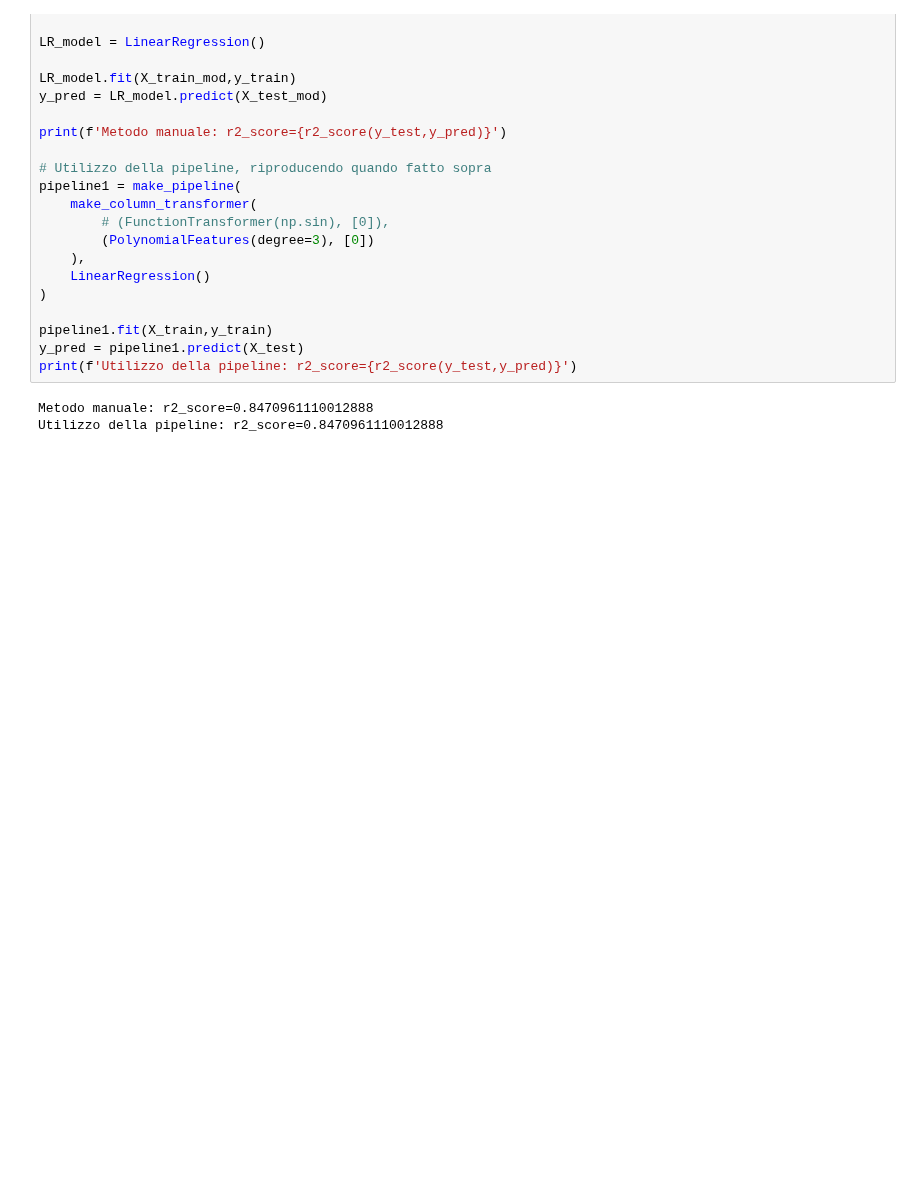
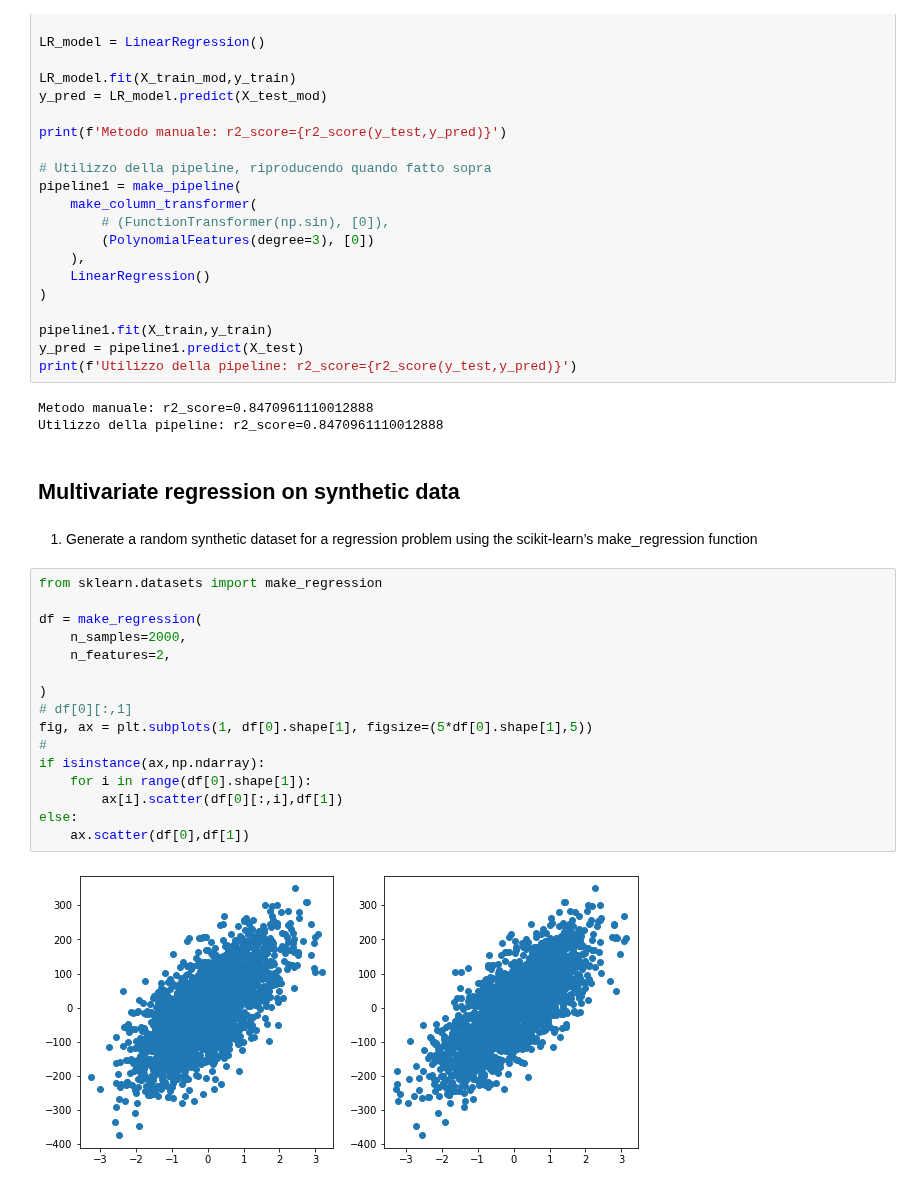
Before and after one commit to Edoch94/data-science-lab-1, a Jupyter notebook: MyRepo/Lab8/Lab8.ipynb, the cells around one changed output. Cells and saved outputs as stored; diff of their text form; blank space fills up the shorter version.

```diff
--- a/MyRepo/Lab8/Lab8.ipynb
+++ b/MyRepo/Lab8/Lab8.ipynb
@@ -223,3 +224,25 @@ print(f'Utilizzo della pipeline: r2_score={r2_score(y_test,y_pred)}')
 # %% [output]
 Metodo manuale: r2_score=0.8470961110012888
 Utilizzo della pipeline: r2_score=0.8470961110012888
+# %% [markdown]
+## Multivariate regression on synthetic data
+# %% [markdown]
+1. Generate a random synthetic dataset for a regression problem using the scikit-learn’s make_regression function
+# %%
+from sklearn.datasets import make_regression
+
+df = make_regression(
+    n_samples=2000,
+    n_features=2,
+
+)
+# df[0][:,1]
+fig, ax = plt.subplots(1, df[0].shape[1], figsize=(5*df[0].shape[1],5))
+#
+if isinstance(ax,np.ndarray):
+    for i in range(df[0].shape[1]):
+        ax[i].scatter(df[0][:,i],df[1])
+else:
+    ax.scatter(df[0],df[1])
+# %% [output]
+[figure, added]
```
Also changed, not shown: parts of 23 cells of this notebook, 2 other files.
